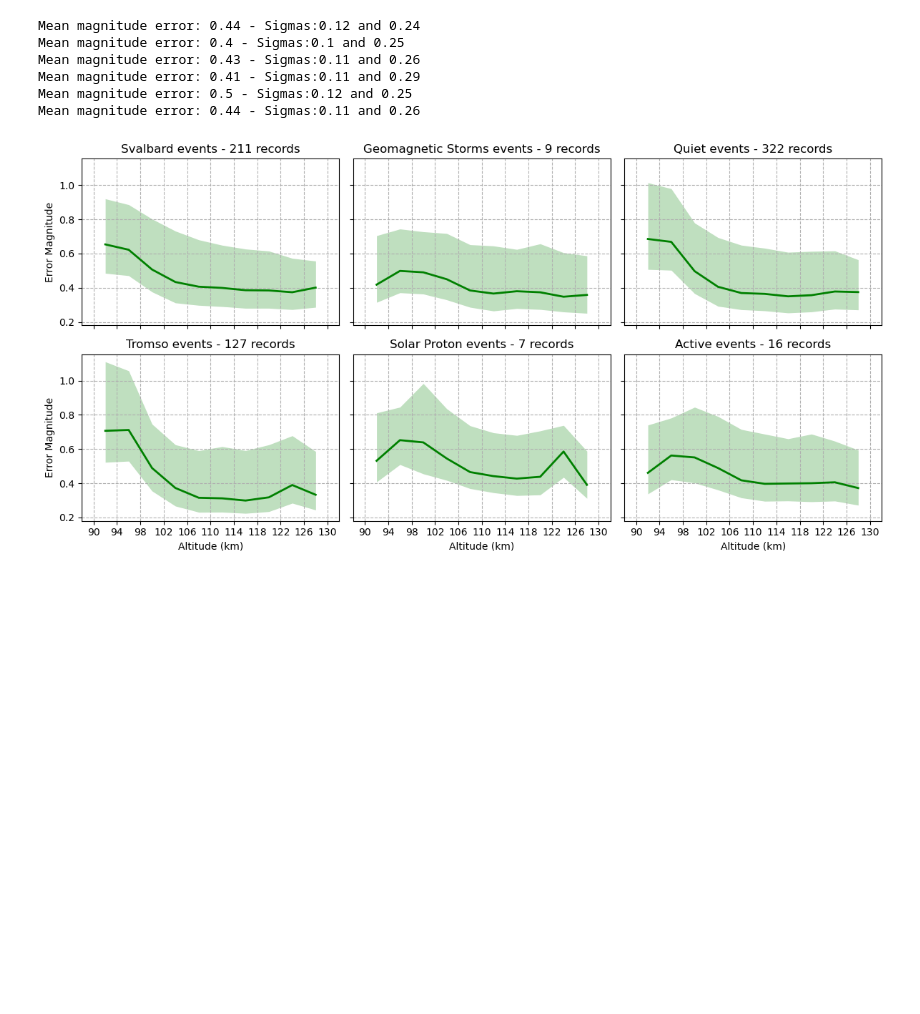
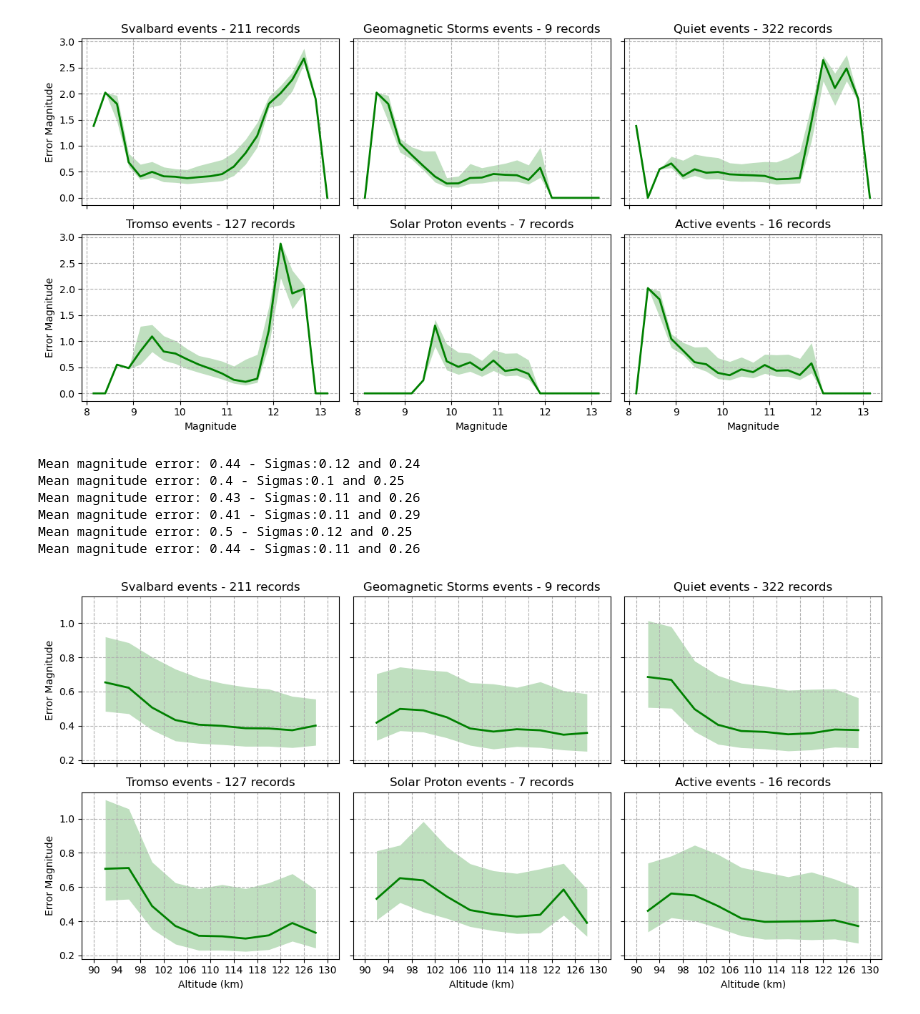
Before and after one commit to remy-guillermin/WACCM-Analysis, a Jupyter notebook: Scripts/Data-Analysis/global_error.ipynb, the cells around one changed output. Cells and saved outputs as stored; diff of their text form; code cells hidden in the pictures; blank space fills up the shorter version.

```diff
--- a/Scripts/Data-Analysis/global_error.ipynb
+++ b/Scripts/Data-Analysis/global_error.ipynb
@@ -45,3 +141,84 @@ types = ['Svalbard', 'Geomagnetic Storms', 'Quiet', 'Tromso', 'Solar Proton', 'A
+# %%
+fig, axs = plt.subplots(2, 3, figsize=(12, 6), sharex=True, sharey=True)
+
+mag_bins = np.linspace(8,13,21)
+
+for i in range(len(masks)):
+    mask = masks[i]
+    type = types[i]
+
+    temp_Ne_EXP = Ne_EXP[mask]
+    temp_Ne_WACCM = Ne_WACCM[mask]
+    temp_dNe_EXP = dNe_EXP[mask]
+    temp_mag = mag_EXP[mask]
+
+    temp_mag_EXP = mag_EXP[mask]
+    temp_mag_WACCM = mag_WACCM[mask]
+
+    zero_mask = temp_Ne_EXP != 0
+    temp_Ne_EXP[~zero_mask] = 1
+
+    Ne_diff = np.abs(temp_Ne_EXP - temp_Ne_WACCM)
+    error_mask = Ne_diff < temp_dNe_EXP
+
+    temp_Ne_EXP[error_mask] = 1
+    temp_dNe_EXP[error_mask] = 0
+
+    dNe_fac = temp_dNe_EXP/temp_Ne_EXP
+    factor_error_mask = dNe_fac > 2
+
+    temp_Ne_EXP[factor_error_mask] = 1
+
+    zero_mask = temp_Ne_EXP != 0
+    temp_Ne_EXP[~zero_mask] = 1
+
+    value_mask = temp_Ne_EXP != 1
+
+    Ne_diff_flat = np.abs(temp_mag_EXP - temp_mag_WACCM)[value_mask]
+    mag_flat = temp_mag[value_mask]
+
+    mean_list = []
+    less_sigma_list = []
+    more_sigma_list = []
+
+
+    for mag_bin in mag_bins:
+        mag_mask = np.abs(mag_flat - mag_bin) <= (mag_bins[1] - mag_bins[0])/2
+        if len(Ne_diff_flat[mag_mask]) == 0:
+            mean_value = 0
+            less_sigma_value = 0
+            more_sigma_value = 0
+        else:
+            mean_value = np.mean(Ne_diff_flat[mag_mask])
+            less_sigma_value = np.std(np.concatenate((Ne_diff_flat[mag_mask][Ne_diff_flat[mag_mask]<mean_value], [mean_value])))
+            more_sigma_value = np.std(np.concatenate((Ne_diff_flat[mag_mask][Ne_diff_flat[mag_mask]>mean_value], [mean_value])))
+        mean_list.append(mean_value)
+        less_sigma_list.append(less_sigma_value)
+        more_sigma_list.append(more_sigma_value)
+
+    mean = np.array(mean_list)
+    less_sigma = np.array(less_sigma_list)
+    more_sigma = np.array(more_sigma_list)
+
+    x = np.array(mag_bins)
+
+    axs[i // 3][i % 3].fill_between(x + (gradient_bins[1] - gradient_bins[0])/2, mean-less_sigma, mean+more_sigma, color = 'green', alpha=.25, linewidth=0)
+    axs[i // 3][i % 3].plot(x + (gradient_bins[1] - gradient_bins[0])/2, mean, 'green', linewidth=2)
+    axs[i // 3][i % 3].grid(linestyle='--')
+    axs[i // 3][i % 3].set_title(f'{type} events - {sum(mask)} records')
+
+axs[1][0].set_xlabel(r'Magnitude')
+axs[1][1].set_xlabel(r'Magnitude')
+axs[1][2].set_xlabel(r'Magnitude')
+
+axs[0][0].set_ylabel('Error Magnitude')
+axs[1][0].set_ylabel('Error Magnitude')
+
+plt.tight_layout()
+plt.savefig(f'../../Output/Figures/error-events/density.png')
+plt.show()
+# %% [output]
+[figure, added]
 # %%
 fig, axs = plt.subplots(2, 3, figsize=(12, 6), sharex=True, sharey=True)
 
```
Also changed, not shown: parts of 2 cells of this notebook, 6 other files.
